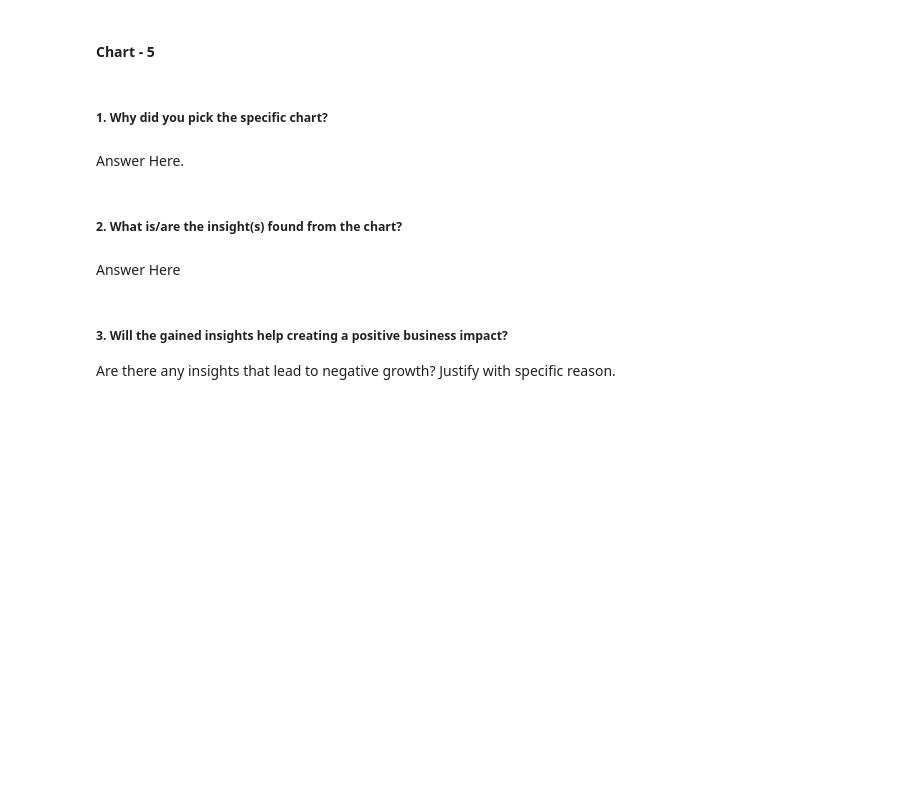
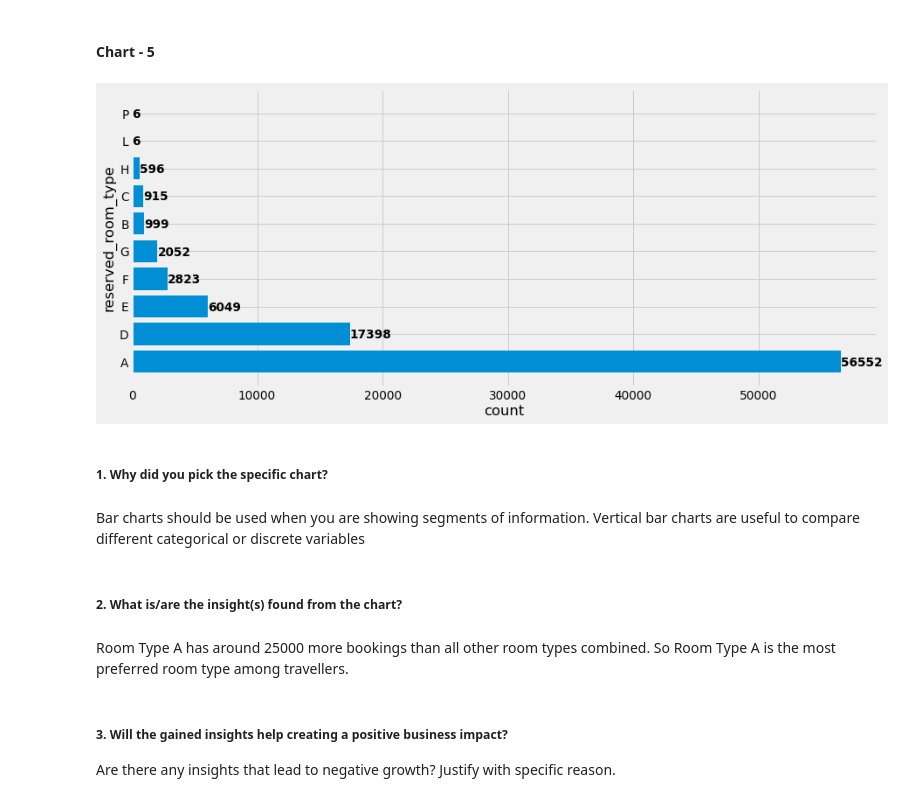
Before and after one commit to abhimanyupandey1996/hotel-booking-analysis, a Jupyter notebook: abhimanyu_kumar_pandey_hotel_booking_analysis.ipynb, the cells around one changed output. Saved outputs shown, nothing was run; the diff lists cells and outputs as text; code cells hidden in the pictures; blank space fills up the shorter version.

```diff
--- a/abhimanyu_kumar_pandey_hotel_booking_analysis.ipynb
+++ b/abhimanyu_kumar_pandey_hotel_booking_analysis.ipynb
@@ -501,11 +500,32 @@ Since large chunk of customers only requires bedding facility when they board a
+# %%
+# define a function to plot a horizontal bar graph from grouped count values
+# so that it can be used in the later stages also
+
+def plot_horz_bar_graph_from_grpd_column(df_grpd, column_label):
+  fig, ax = plt.subplots(figsize=(14, 6))
+  bars = ax.barh(df_grpd['index'], df_grpd['count'])
+  plt.ylabel(column_label)
+  plt.xlabel('count')
+
+  for i, v in enumerate(df_grpd['count']):
+    ax.text(v + 3, i - 0.15, str(v), fontweight='bold')
+
+def plot_horz_bar_graph_from_column(df, column_label):
+  df_grpd = get_count_from_column(df, column_label)
+  plot_horz_bar_graph_from_grpd_column(df_grpd, column_label)
+
+# plot a horizontal bar graph to compare the number of bookings made for each room type
+plot_horz_bar_graph_from_column(df, 'reserved_room_type')
+# %% [output]
+[figure, added]
 # %% [markdown]
 ##### 1. Why did you pick the specific chart?
-# %% [markdown]
-Answer Here.
+# %% [markdown]
+Bar charts should be used when you are showing segments of information. Vertical bar charts are useful to compare different categorical or discrete variables
 # %% [markdown]
 ##### 2. What is/are the insight(s) found from the chart?
-# %% [markdown]
-Answer Here
+# %% [markdown]
+Room Type A has around 25000 more bookings than all other room types combined. So Room Type A is the most preferred room type among travellers.
 # %% [markdown]
 ##### 3. Will the gained insights help creating a positive business impact?
 Are there any insights that lead to negative growth? Justify with specific reason.
```
Also changed, not shown: parts of 68 cells of this notebook.
